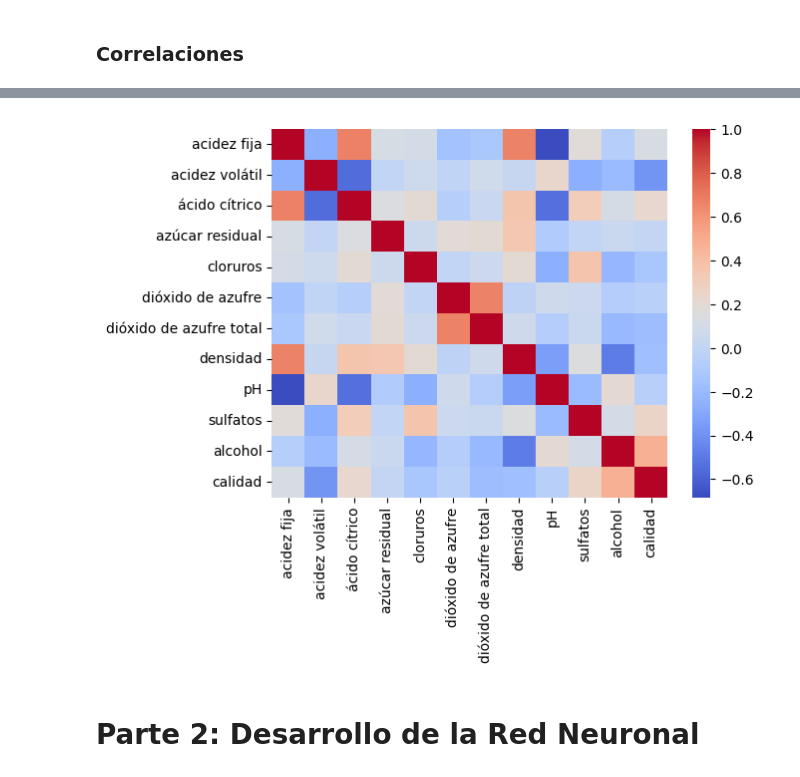
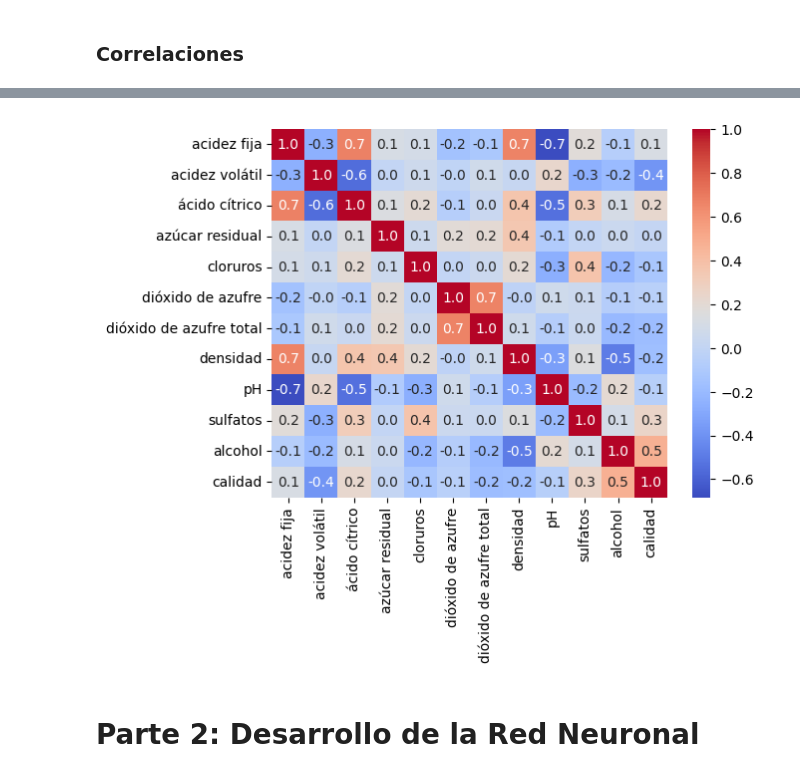
Before and after one commit to SRodriguezSpina/TP-RedNeuronal, a Jupyter notebook: Red Neuronal TP/RedNeuronal.ipynb, the cells around one changed output, grey strips where cells are left out. Drawn from its saved outputs; the diff is of its cells as text; code cells hidden in the pictures.

```diff
--- a/Red Neuronal TP/RedNeuronal.ipynb
+++ b/Red Neuronal TP/RedNeuronal.ipynb
@@ -139,9 +139,9 @@ correlaciones
 | calidad | 0.124052 | -0.390558 | 0.226373 | 0.013732 | -0.128907 | -0.050656 | ... |
 # %%
 #mapa de calor
-sns.heatmap(correlaciones, cmap='coolwarm')
+sns.heatmap(correlaciones, cmap='coolwarm', annot=True, fmt=".1f")
 plt.show()
 # %% [output]
-[figure, old version]
+[figure, new version]
 # %% [markdown]
 # Parte 2: Desarrollo de la Red Neuronal
```
Also changed, not shown: parts of 5 cells of this notebook.
